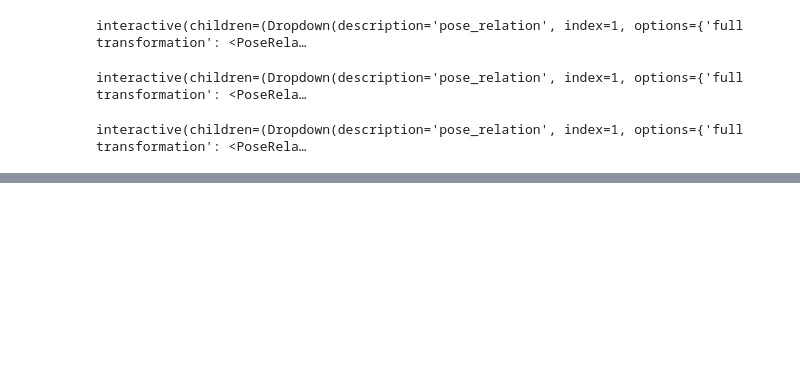
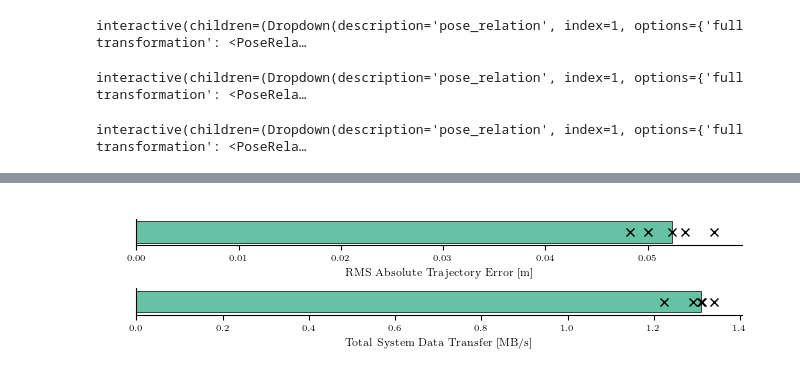
Before and after one commit to proroklab/DVM-SLAM, a Jupyter notebook: src/evaluation/evaluation.ipynb, the cells around one changed output, grey strips where cells are left out. Cells and saved outputs as stored; diff of their text form; code cells hidden in the pictures; blank space fills up the shorter version.

```diff
--- a/src/evaluation/evaluation.ipynb
+++ b/src/evaluation/evaluation.ipynb
@@ -329,0 +861,6 @@ Saved geometry_msgs/PoseStamped topic: /robot3/ground_truth_pose
+# %%
+from datetime import timedelta
+
+# runtime = 141
+runtime = 184
+bags_bandwidth = (bags_bw_df.drop(columns=["timestamp"]).groupby("bag_name").sum()["compressed_msg_size"] / 1e6 / runtime).tolist()
@@ -329,0 +875,31 @@ Saved geometry_msgs/PoseStamped topic: /robot3/ground_truth_pose
+# %%
+import seaborn as sns
+color_palette = sns.color_palette('Set2', 120)
+
+fig, axs = plt.subplots(2, 1, figsize=[6.7, 1.5])
+plt.tight_layout()
+fig.subplots_adjust(hspace=1.6)
+
+axs[0].barh(1, np.median(bag_RMSEs), color=color_palette[0], edgecolor='black', linewidth=0.5)
+#axs[0].errorbar(np.median(bag_RMSEs), 1, xerr=[[np.median(bag_RMSEs)-np.min(bag_RMSEs)], [np.max(bag_RMSEs)-np.median(bag_RMSEs)]], fmt='none', capsize=5, ecolor="black", capthick=1.5)
+axs[0].plot(bag_RMSEs, np.ones(len(bag_RMSEs)), 'x', color="black", markersize=6)
+axs[0].set_xlabel("RMS Absolute Trajectory Error [m]")
+axs[0].set_yticks([])
+axs[0].set_ylim([0.5, 1.5])
+axs[0].spines['top'].set_visible(False)
+axs[0].spines['right'].set_visible(False)
+
+# do the same thing for bags_bandwidth
+axs[1].barh(1, np.median(bags_bandwidth), color=color_palette[0], edgecolor='black', linewidth=0.5)
+axs[1].plot(bags_bandwidth, np.ones(len(bags_bandwidth)), 'x', color="black", markersize=6)
+axs[1].set_xlabel("Total System Data Transfer [MB/s]")
+axs[1].set_yticks([])
+axs[1].set_ylim([0.5, 1.5])
+axs[1].spines['top'].set_visible(False)
+axs[1].spines['right'].set_visible(False)
+
+plt.show()
+
+fig.savefig(f'figures_output/comparison_{bag_names[0].split("/")[-1]}.pdf', bbox_inches='tight', dpi=300, pad_inches=0.01)
+# %% [output]
+[figure, added]
```
Also changed, not shown: parts of 35 cells of this notebook.
